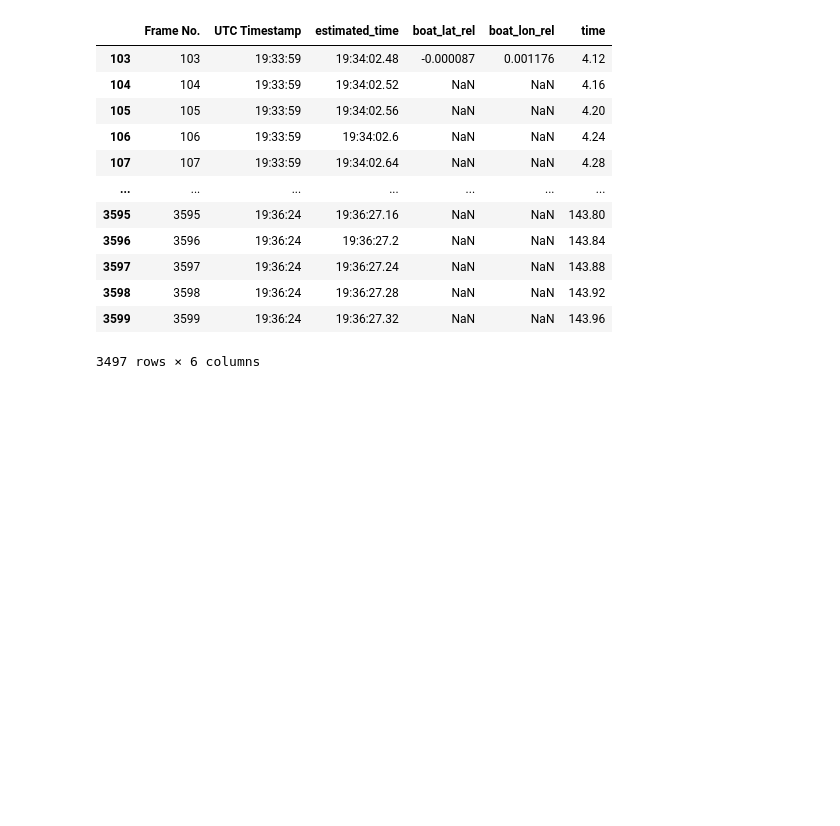
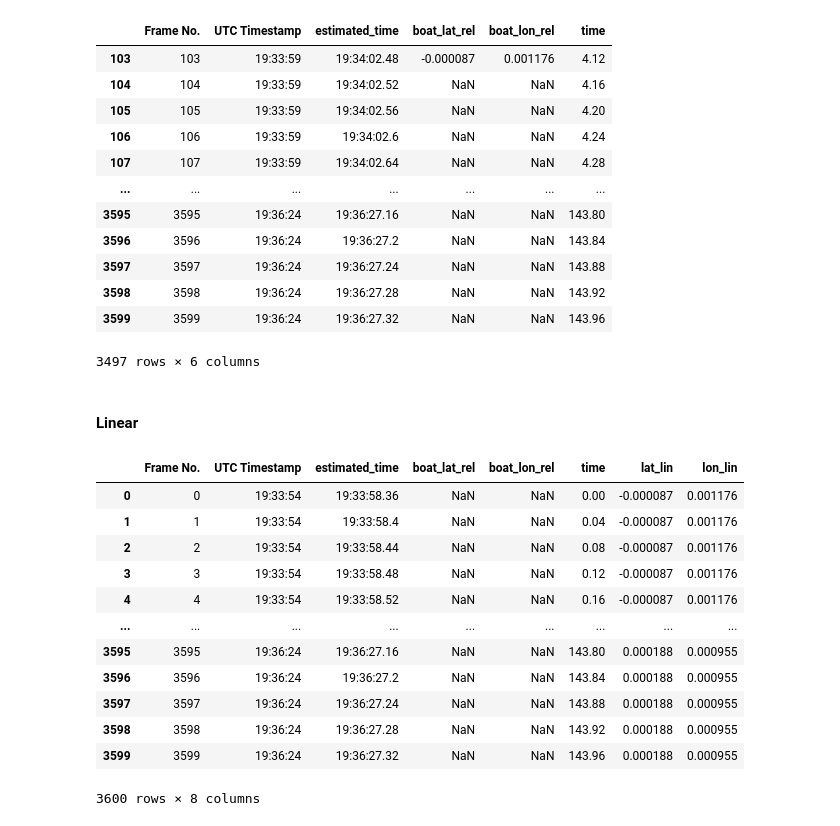
Before and after one commit to Blair-Johnson/crowsnest, a Jupyter notebook: cleaned_gps/6/System_Solve.ipynb, the cells around one changed output. Drawn from its saved outputs; the diff is of its cells as text; code cells hidden in the pictures; blank space fills up the shorter version.

```diff
--- a/cleaned_gps/6/System_Solve.ipynb
+++ b/cleaned_gps/6/System_Solve.ipynb
@@ -138,3 +143,5 @@ class GPSFilter:
         pass
 # %%
 filt = GPSFilter(2,'./motion_coefficients.csv')
+# %% [markdown]
+#### Linear
@@ -140,0 +151,19 @@ filt = GPSFilter(2,'./motion_coefficients.csv')
+# %%
+data['lat_lin'] = lin_lat
+data['lon_lin'] = lin_lon
+# %%
+data
+# %% [output]
+|  | Frame No. | UTC Timestamp | estimated_time | boat_lat_rel | boat_lon_rel | time | lat_lin | lon_lin |
+| 0 | 0 | 19:33:54 | 19:33:58.36 | NaN | NaN | 0.00 | -0.000087 | 0.001176 |
+| 1 | 1 | 19:33:54 | 19:33:58.4 | NaN | NaN | 0.04 | -0.000087 | 0.001176 |
+| 2 | 2 | 19:33:54 | 19:33:58.44 | NaN | NaN | 0.08 | -0.000087 | 0.001176 |
+| 3 | 3 | 19:33:54 | 19:33:58.48 | NaN | NaN | 0.12 | -0.000087 | 0.001176 |
+| 4 | 4 | 19:33:54 | 19:33:58.52 | NaN | NaN | 0.16 | -0.000087 | 0.001176 |
+| ... | ... | ... | ... | ... | ... | ... | ... | ... |
+| 3595 | 3595 | 19:36:24 | 19:36:27.16 | NaN | NaN | 143.80 | 0.000188 | 0.000955 |
+| 3596 | 3596 | 19:36:24 | 19:36:27.2 | NaN | NaN | 143.84 | 0.000188 | 0.000955 |
+| 3597 | 3597 | 19:36:24 | 19:36:27.24 | NaN | NaN | 143.88 | 0.000188 | 0.000955 |
+| 3598 | 3598 | 19:36:24 | 19:36:27.28 | NaN | NaN | 143.92 | 0.000188 | 0.000955 |
+| 3599 | 3599 | 19:36:24 | 19:36:27.32 | NaN | NaN | 143.96 | 0.000188 | 0.000955 |
+3600 rows × 8 columns
```
Also changed, not shown: parts of 8 cells of this notebook, 1 other file.
